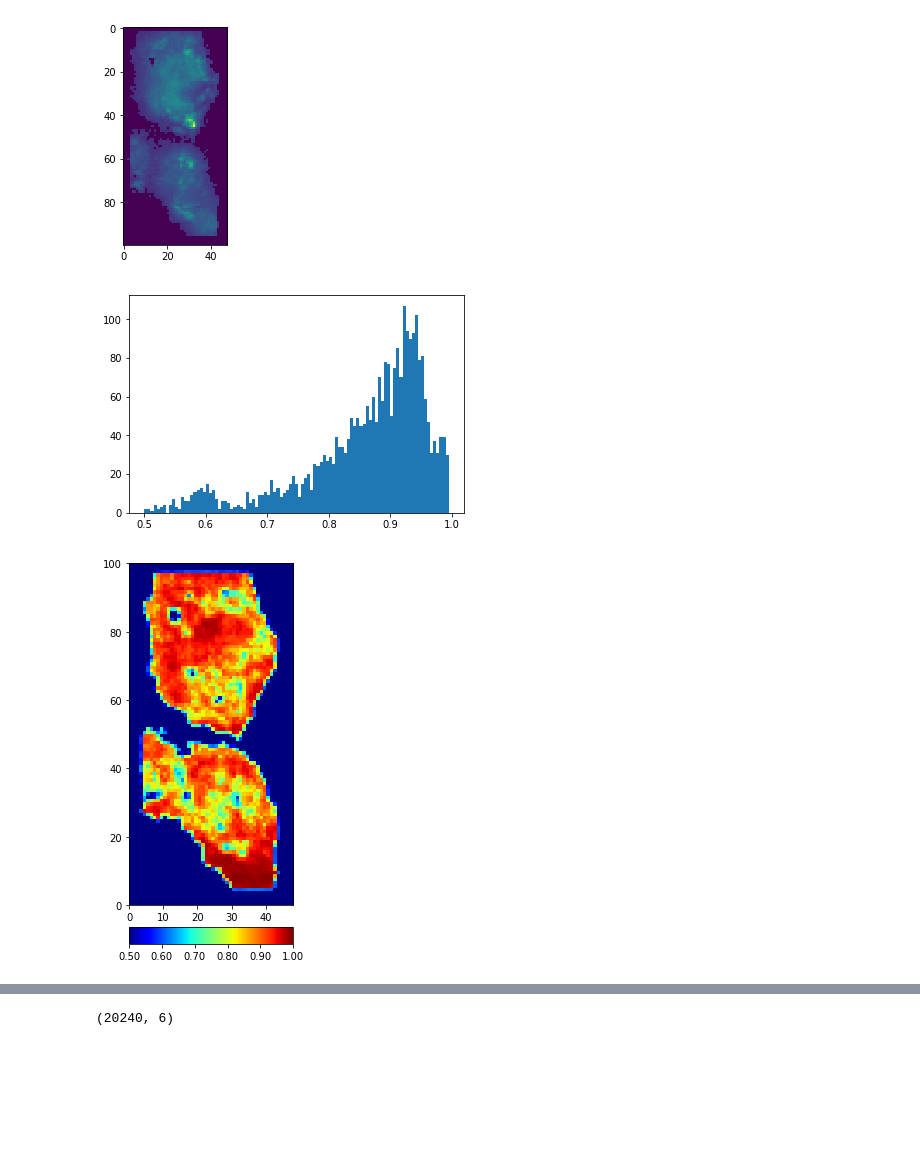
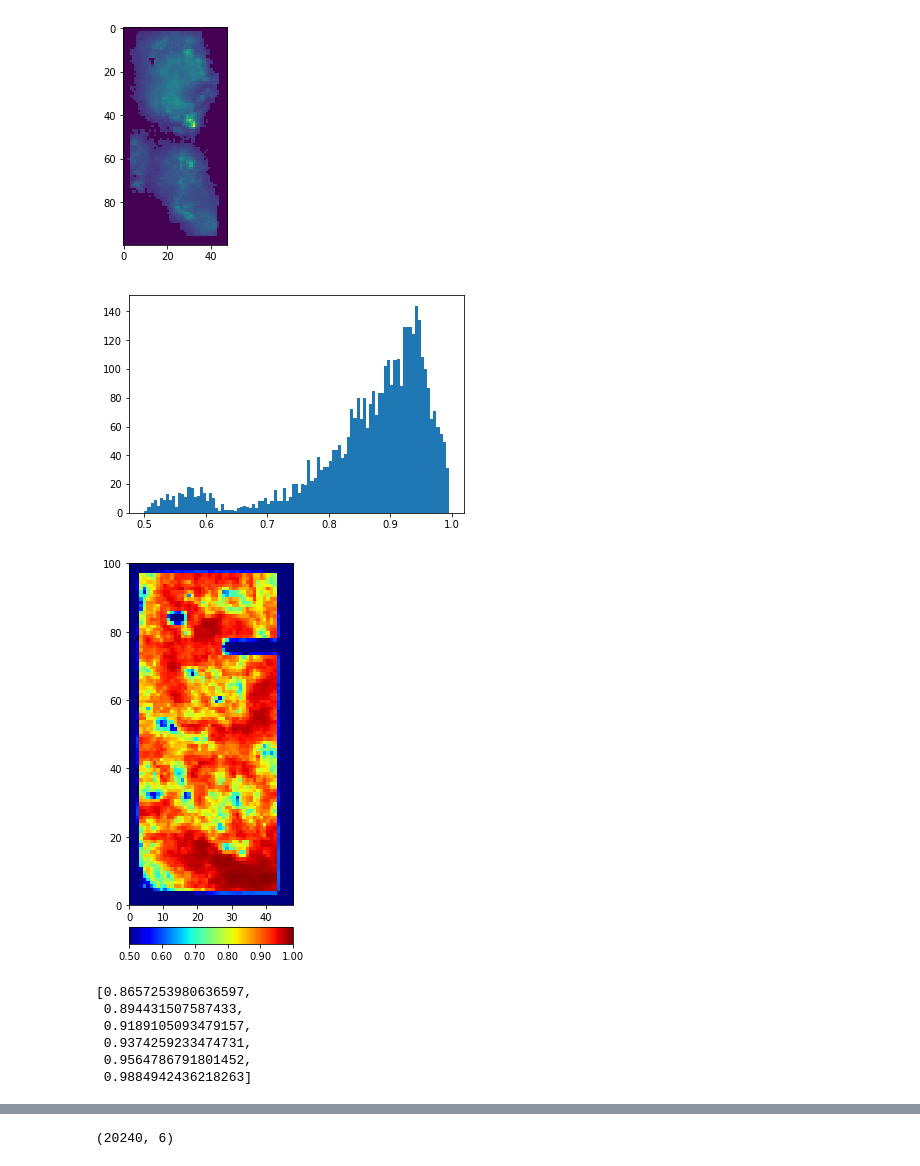
Before and after one commit to adamcohenlab/invivo-imaging, a Jupyter notebook: demix/demix.ipynb, the cells around one changed output, grey strips where cells are left out. Cells and saved outputs as stored; diff of their text form; code cells hidden in the pictures; blank space fills up the shorter version.

```diff
--- a/demix/demix.ipynb
+++ b/demix/demix.ipynb
@@ -298,9 +343,18 @@ plt.imshow(np.ptp(trunc,axis=2))
 <matplotlib.image.AxesImage at 0x...>
 [figure]
 # %%
-corr = util_plot.local_correlations_fft(trunc[:,:,:10000])
+corr = util_plot.local_correlations_fft(movB[:,:,:10000])
 plt.hist(corr.flatten(),bins=[x / 1000.0 for x in range(500, 1000, 5)])
 util_plot.show_img(corr,vmin=0.5,vmax=1)
 # %% [output]
-[figure, old version]
+[figure, new version]
-[figure, old version]
+[figure, new version]
+# %%
+list(np.percentile(corr.flatten(),(50,60,70,80,90,95)))
+# %% [output]
+[0.8657253980636597,
+ 0.894431507587433,
+ 0.9189105093479157,
+ 0.9374259233474731,
+ 0.9564786791801452,
+ 0.9884942436218263]
```
Also changed, not shown: parts of 20 cells of this notebook, 2 other files.
